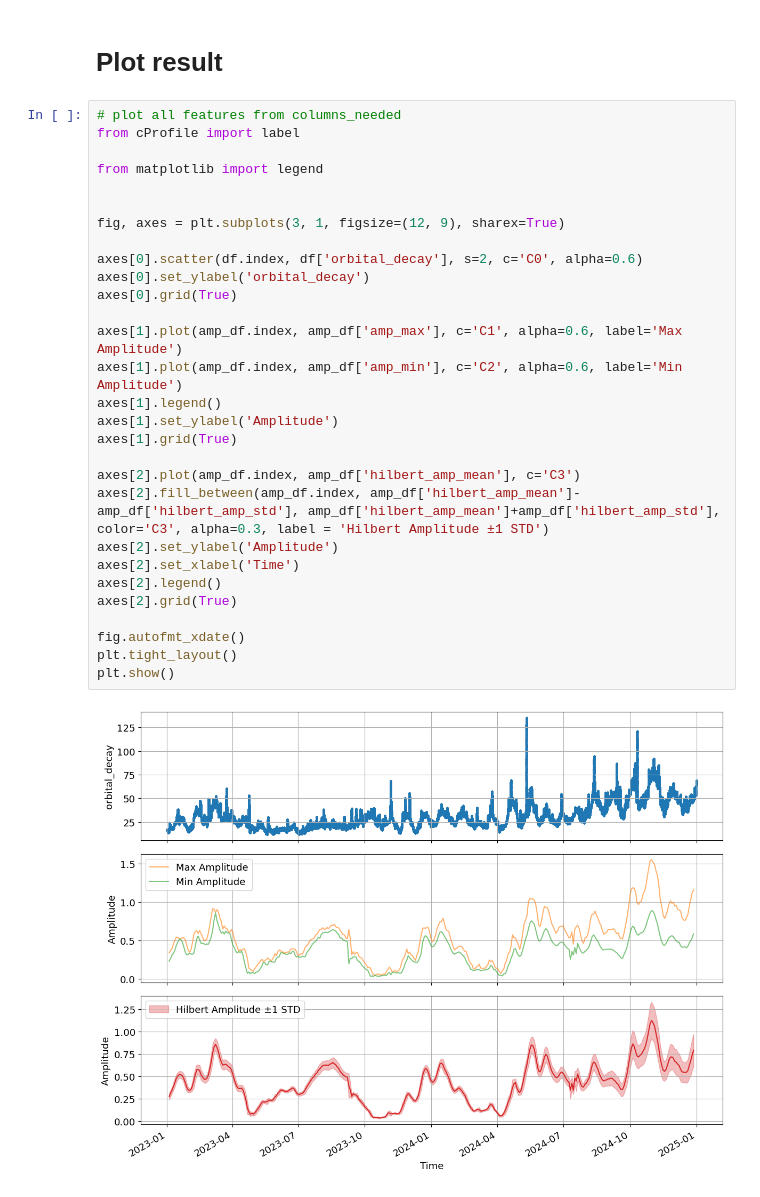
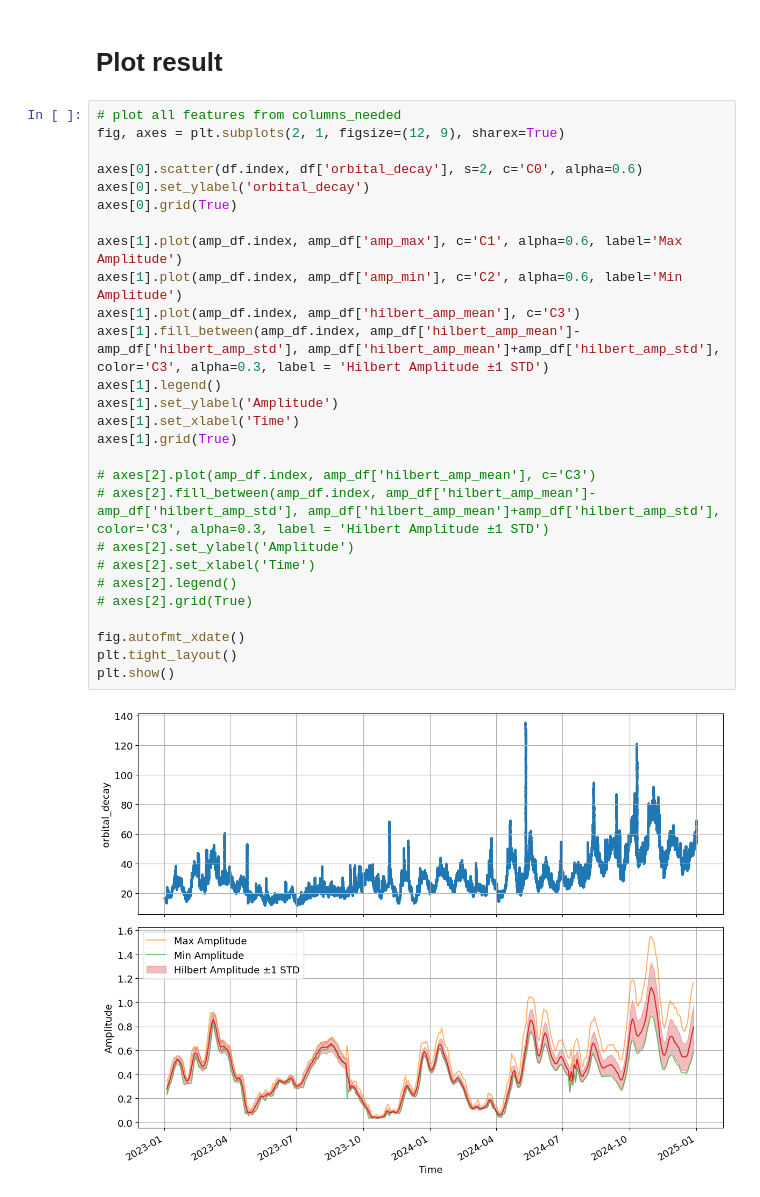
Before and after one commit to David-Student-Bern/MT, a Jupyter notebook: Analysis/modeling/amplitude_finder.ipynb, the cells around one changed output. Cells and saved outputs as stored; diff of their text form.

```diff
--- a/Analysis/modeling/amplitude_finder.ipynb
+++ b/Analysis/modeling/amplitude_finder.ipynb
@@ -239,32 +213,30 @@ fig = res.plot()
 # Plot result
 # %%
 # plot all features from columns_needed
-from cProfile import label
-
-from matplotlib import legend
-
-
-fig, axes = plt.subplots(3, 1, figsize=(12, 9), sharex=True)
+fig, axes = plt.subplots(2, 1, figsize=(12, 9), sharex=True)
 
 axes[0].scatter(df.index, df['orbital_decay'], s=2, c='C0', alpha=0.6)
 axes[0].set_ylabel('orbital_decay')
 axes[0].grid(True)
 
 axes[1].plot(amp_df.index, amp_df['amp_max'], c='C1', alpha=0.6, label='Max Amplitude')
 axes[1].plot(amp_df.index, amp_df['amp_min'], c='C2', alpha=0.6, label='Min Amplitude')
+axes[1].plot(amp_df.index, amp_df['hilbert_amp_mean'], c='C3')
+axes[1].fill_between(amp_df.index, amp_df['hilbert_amp_mean']-amp_df['hilbert_amp_std'], amp_df['hilbert_amp_mean']+amp_df['hilbert_amp_std'], color='C3', alpha=0.3, label = 'Hilbert Amplitude ±1 STD')
 axes[1].legend()
 axes[1].set_ylabel('Amplitude')
+axes[1].set_xlabel('Time')
 axes[1].grid(True)
 
-axes[2].plot(amp_df.index, amp_df['hilbert_amp_mean'], c='C3')
-axes[2].fill_between(amp_df.index, amp_df['hilbert_amp_mean']-amp_df['hilbert_amp_std'], amp_df['hilbert_amp_mean']+amp_df['hilbert_amp_std'], color='C3', alpha=0.3, label = 'Hilbert Amplitude ±1 STD')
-axes[2].set_ylabel('Amplitude')
-axes[2].set_xlabel('Time')
-axes[2].legend()
-axes[2].grid(True)
+# axes[2].plot(amp_df.index, amp_df['hilbert_amp_mean'], c='C3')
+# axes[2].fill_between(amp_df.index, amp_df['hilbert_amp_mean']-amp_df['hilbert_amp_std'], amp_df['hilbert_amp_mean']+amp_df['hilbert_amp_std'], color='C3', alpha=0.3, label = 'Hilbert Amplitude ±1 STD')
+# axes[2].set_ylabel('Amplitude')
+# axes[2].set_xlabel('Time')
+# axes[2].legend()
+# axes[2].grid(True)
 
 fig.autofmt_xdate()
 plt.tight_layout()
 plt.show()
 # %% [output]
-[figure, old version]
+[figure, new version]
```
Also changed, not shown: parts of 6 cells of this notebook, 5 other files.
